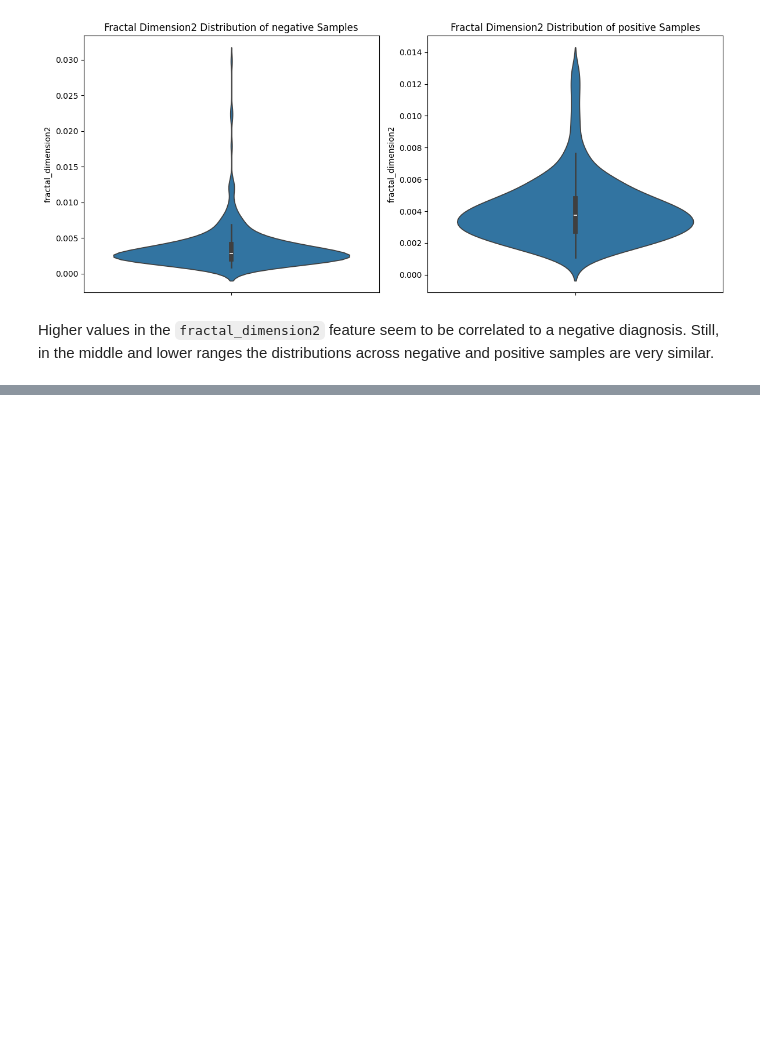
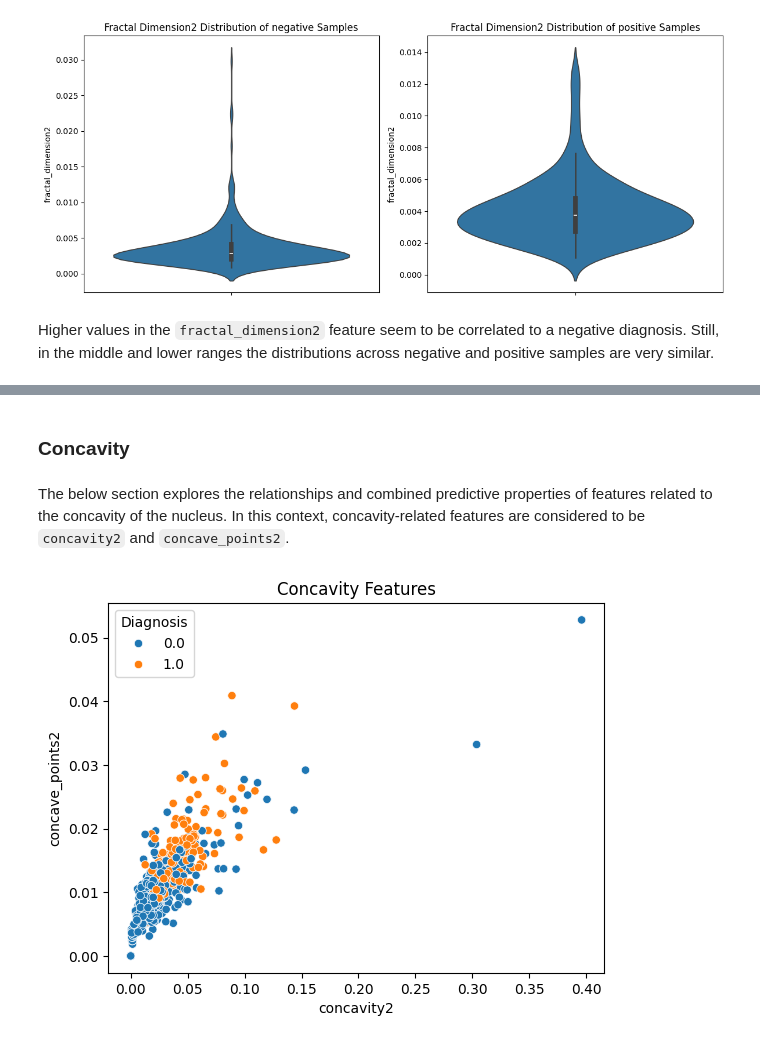
Before and after one commit to Jonas-wastaken/ml_project, a Jupyter notebook: notebooks/exploration.ipynb, the cells around one changed output, grey strips where cells are left out. Drawn from its saved outputs; the diff is of its cells as text; code cells hidden in the pictures; blank space fills up the shorter version.

Commit message:
add multivariate analysis to data exploration

```diff
--- a/notebooks/exploration.ipynb
+++ b/notebooks/exploration.ipynb
@@ -422,0 +410,10 @@ Features such as `radius2`, `perimeter2`, `area2`, and `symmetry2` are strongly
+# %% [markdown]
+### Concavity
+# %% [markdown]
+The below section explores the relationships and combined predictive properties of features related to the concavity of the nucleus. In this context, concavity-related features are considered to be `concavity2` and `concave_points2`.
+# %%
+fig = sns.scatterplot(data=df, x="concavity2", y="concave_points2", hue="Diagnosis")
+fig.set_title("Concavity Features")
+plt.show()
+# %% [output]
+[figure, added]
```
Also changed, not shown: parts of 26 cells of this notebook.
